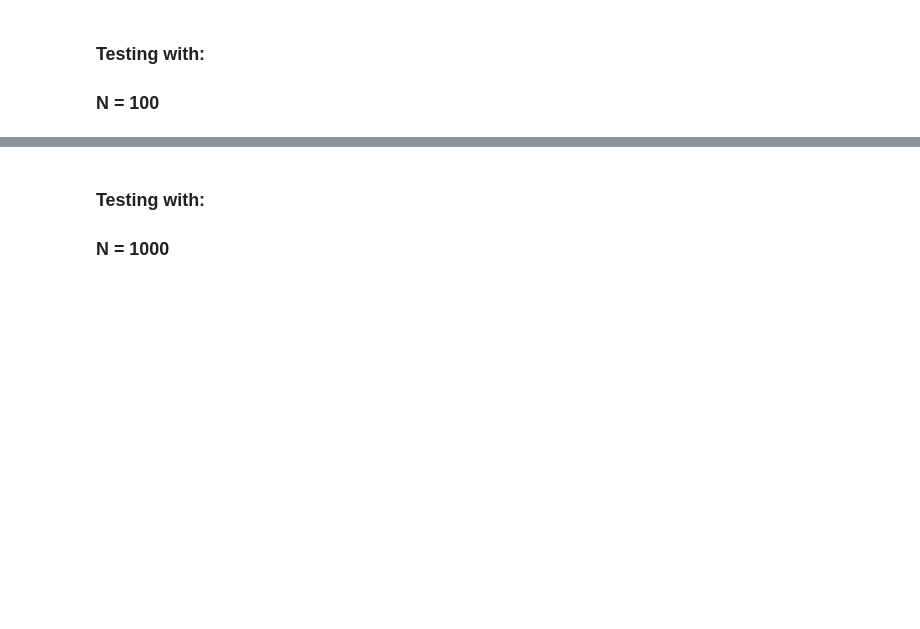
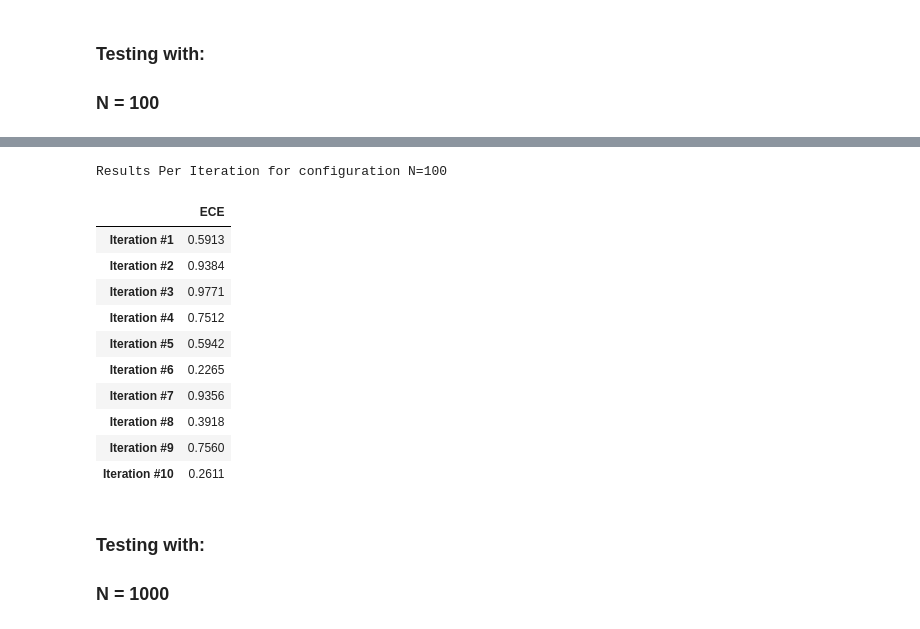
Before and after one commit to LD9797/Auto-Learning-Ground, a Jupyter notebook: TP2/uncertainty.ipynb, the cells around one changed output, grey strips where cells are left out. Cells and saved outputs as stored; diff of their text form; code cells hidden in the pictures; blank space fills up the shorter version.

```diff
--- a/TP2/uncertainty.ipynb
+++ b/TP2/uncertainty.ipynb
@@ -579,8 +629,8 @@ Results for configuration N=10
 ### Testing with:
 ### N = 100
 # %%
-results = run_tests(100)
+# Running the tests for the configuration with N = 100
+results, results_per_iteration = run_tests(100)
 results_data_frame = pd.DataFrame.from_dict(results)
-print(f"Results for configuration N=100")
-results_data_frame
+results_per_iteration_data_frame = pd.DataFrame(results_per_iteration, index=["ECE"])
 # %% [output]
@@ -596,3 +647,19 @@ Results for configuration N=100
+# %%
+print("Results Per Iteration for configuration N=100")
+pd.DataFrame.transpose(results_per_iteration_data_frame)
+# %% [output]
+Results Per Iteration for configuration N=100
+|  | ECE |
+| Iteration #1 | 0.5913 |
+| Iteration #2 | 0.9384 |
+| Iteration #3 | 0.9771 |
+| Iteration #4 | 0.7512 |
+| Iteration #5 | 0.5942 |
+| Iteration #6 | 0.2265 |
+| Iteration #7 | 0.9356 |
+| Iteration #8 | 0.3918 |
+| Iteration #9 | 0.7560 |
+| Iteration #10 | 0.2611 |
 # %% [markdown]
 ### Testing with:
 ### N = 1000
```
Also changed, not shown: parts of 20 cells of this notebook, 2 other files.
